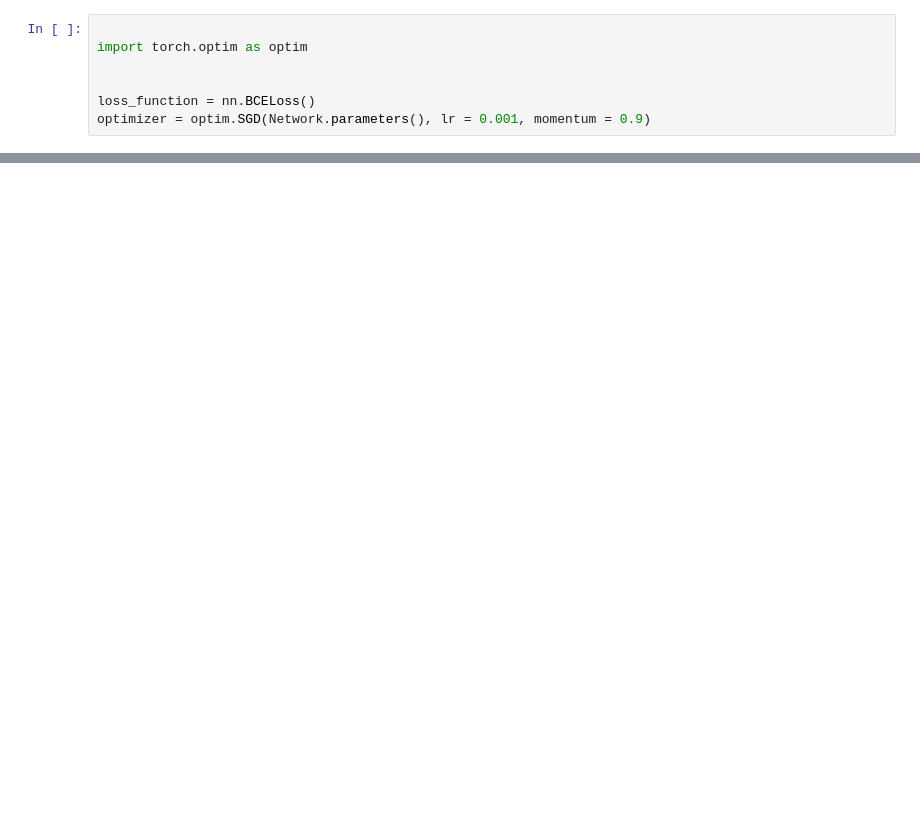
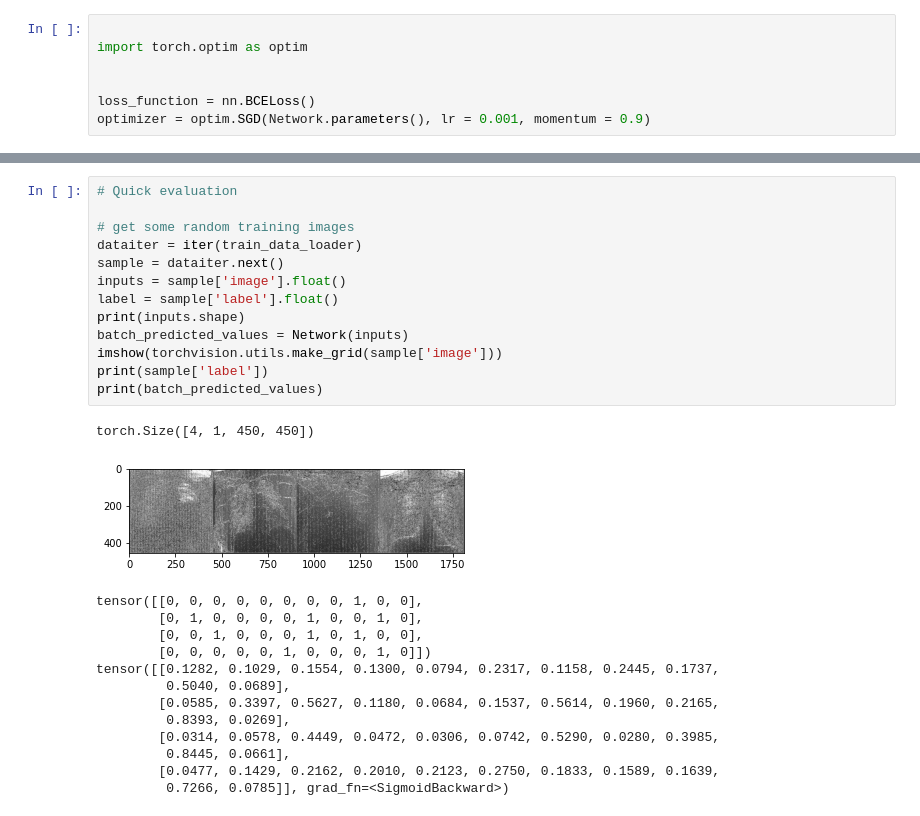
Before and after one commit to alirezash97/Machine-Learning-Course, a Jupyter notebook: Final_Project/RANZCR_update.ipynb, the cells around one changed output, grey strips where cells are left out. Saved outputs shown, nothing was run; the diff lists cells and outputs as text; blank space fills up the shorter version.

```diff
--- a/Final_Project/RANZCR_update.ipynb
+++ b/Final_Project/RANZCR_update.ipynb
@@ -401 +421,29 @@ print('Finished Training Network')
 Finished Training Network
+# %%
+# Quick evaluation
+
+# get some random training images
+dataiter = iter(train_data_loader)
+sample = dataiter.next()
+inputs = sample['image'].float()
+label = sample['label'].float()
+print(inputs.shape)
+batch_predicted_values = Network(inputs)
+imshow(torchvision.utils.make_grid(sample['image']))
+print(sample['label'])
+print(batch_predicted_values)
+# %% [output]
+torch.Size([4, 1, 450, 450])
+[figure, added]
+tensor([[0, 0, 0, 0, 0, 0, 0, 0, 1, 0, 0],
+        [0, 1, 0, 0, 0, 0, 1, 0, 0, 1, 0],
+        [0, 0, 1, 0, 0, 0, 1, 0, 1, 0, 0],
+        [0, 0, 0, 0, 0, 1, 0, 0, 0, 1, 0]])
+tensor([[0.1282, 0.1029, 0.1554, 0.1300, 0.0794, 0.2317, 0.1158, 0.2445, 0.1737,
+         0.5040, 0.0689],
+        [0.0585, 0.3397, 0.5627, 0.1180, 0.0684, 0.1537, 0.5614, 0.1960, 0.2165,
+         0.8393, 0.0269],
+        [0.0314, 0.0578, 0.4449, 0.0472, 0.0306, 0.0742, 0.5290, 0.0280, 0.3985,
+         0.8445, 0.0661],
+        [0.0477, 0.1429, 0.2162, 0.2010, 0.2123, 0.2750, 0.1833, 0.1589, 0.1639,
+         0.7266, 0.0785]], grad_fn=<SigmoidBackward>)
```
Also changed, not shown: parts of 8 cells of this notebook.
